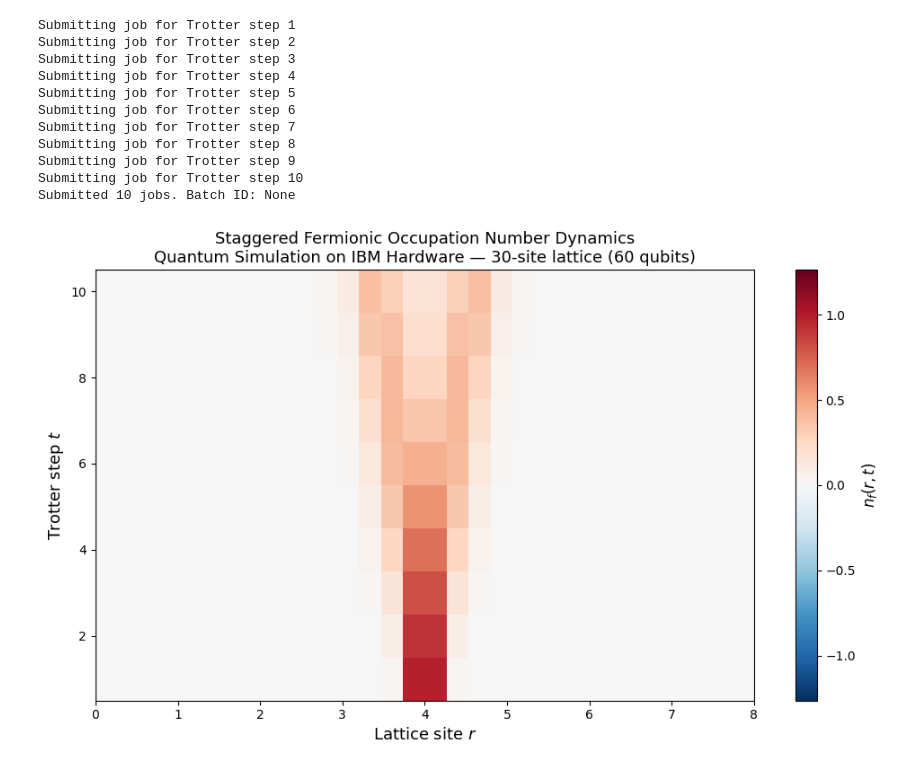
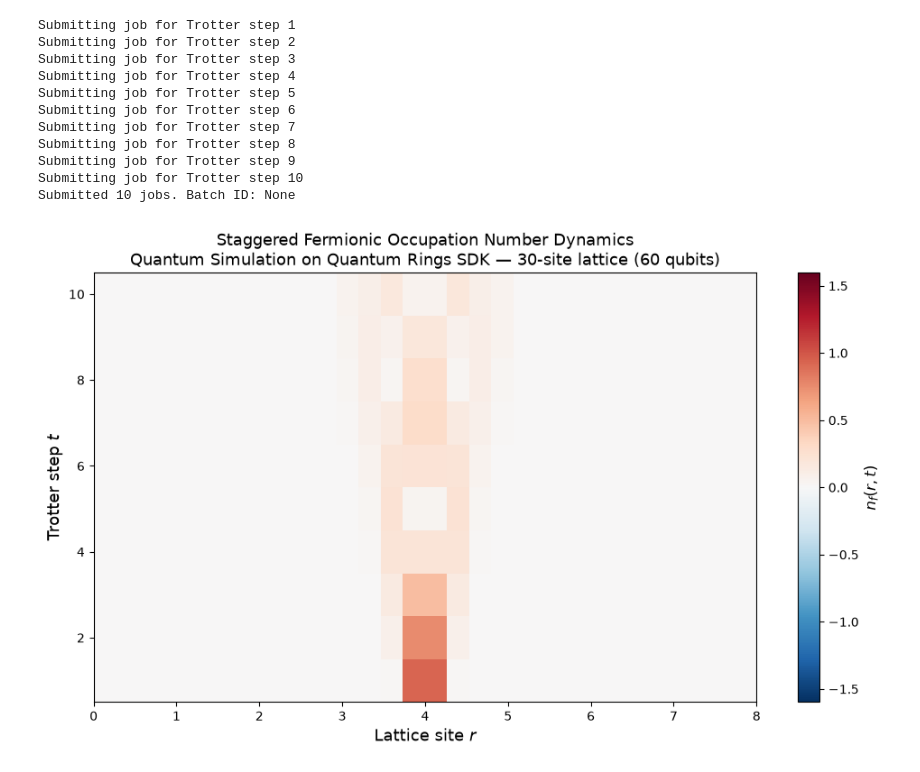
Before and after one commit to Quantum-Rings/ExampleNotebooks, a Jupyter notebook: Qiskit2/Tutorials from Qiskit/QR for qiskit - Hadron Dynamics.ipynb, the cells around one changed output. Cells and saved outputs as stored; diff of their text form; code cells hidden in the pictures.

Commit message:
Updated Hadron Dynamics

```diff
--- a/Qiskit2/Tutorials from Qiskit/QR for qiskit - Hadron Dynamics.ipynb
+++ b/Qiskit2/Tutorials from Qiskit/QR for qiskit - Hadron Dynamics.ipynb
@@ -31,9 +31,10 @@ my_name = os.environ["QR_ACCOUNT"]
 
 my_backend = "scarlet_quantum_rings"    # This tutorial example works best with scarlet_quantum_rings
 my_precision = "double"
-my_performance = "AUTOMATIC"
+my_performance = "CUSTOM"
+my_threshold = 32
 
-run_options = {"precision": my_precision, "performance": my_performance}
+run_options = {"precision": my_precision, "performance": my_performance, "threshold": my_threshold}
 
 from quantumrings.toolkit.qiskit import QrRuntimeService
 from quantumrings.toolkit.qiskit import QrEstimatorV2
@@ -646,30 +647,30 @@ N_diff_hw = calculate_difference(N_mid_hw, N_hw, num_lattice_point_hw)
 # %%
 N_diff_hw_arr = np.array(N_diff_hw)
 
 fig, ax = plt.subplots(figsize=(10, 6))
 vmax = np.abs(N_hw).max()
 vmin = -vmax
 norm = TwoSlopeNorm(vmin=vmin, vcenter=0, vmax=vmax)
 im = ax.imshow(
     N_diff_hw_arr,
     aspect="auto",
     origin="lower",
     cmap="RdBu_r",
     norm=norm,
     extent=[0, 8, 0.5, len(trotter_steps_hw) + 0.5],
 )
 ax.set_xlabel("Lattice site $r$", fontsize=13)
 ax.set_ylabel("Trotter step $t$", fontsize=13)
 ax.set_title(
-    "Staggered Fermionic Occupation Number Dynamics\nQuantum Simulation on IBM Hardware — 30-site lattice (60 qubits)",
+    "Staggered Fermionic Occupation Number Dynamics\nQuantum Simulation on Quantum Rings SDK — 30-site lattice (60 qubits)",
     fontsize=13,
 )
 cbar = plt.colorbar(im, ax=ax)
 cbar.set_label("$n_f(r,t)$", fontsize=12)
 plt.tight_layout()
 plt.show()
 # %% [output]
-[figure, old version]
+[figure, new version]
 # %%
 end_time = time.time_ns() / (10 ** 9)
 print(f"Time taken = {end_time - start_time}")
```
Also changed, not shown: parts of 5 cells of this notebook.
